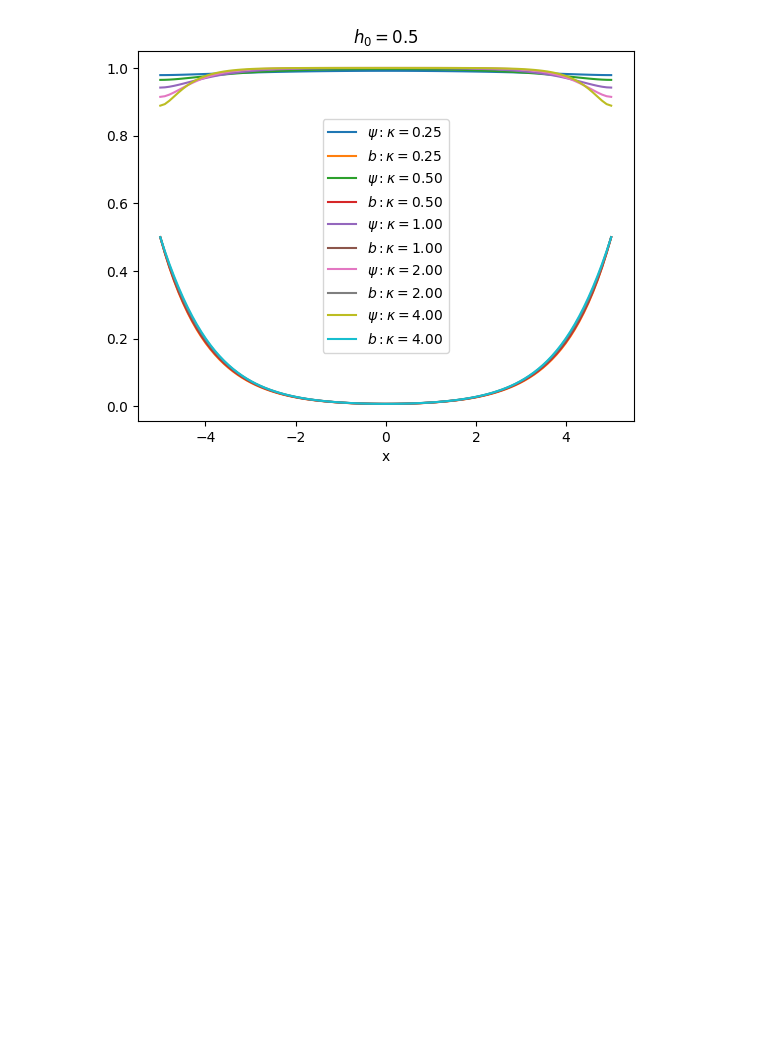
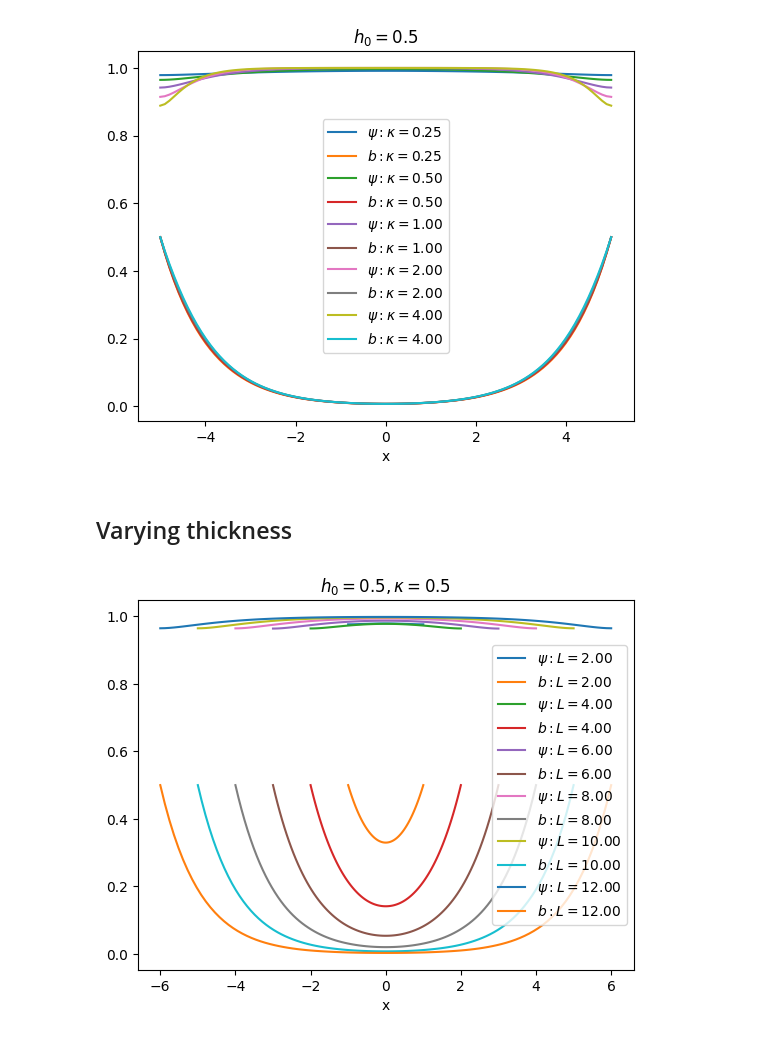
Before and after one commit to drmikecooke/glbook, a Jupyter notebook: _build/jupyter_execute/practice/boundary.ipynb, the cells around one changed output. Cells and saved outputs as stored; diff of their text form; code cells hidden in the pictures; blank space fills up the shorter version.

```diff
--- a/_build/jupyter_execute/practice/boundary.ipynb
+++ b/_build/jupyter_execute/practice/boundary.ipynb
@@ -126,3 +126,17 @@ plt.legend()
 plt.show()
 # %% [output]
 [figure]
+# %% [markdown]
+## Varying thickness
+# %%
+h0,kappa=1/2,1/2
+
+for L in range(2,14,2):
+    glplot(kappa,nat(-L/2,h0),nat(L/2,h0),f"L={L:.2f}")
+
+plt.xlabel("x")
+plt.title(f"$h_0={h0},\kappa={kappa}$")
+plt.legend()
+plt.show()
+# %% [output]
+[figure, added]
```
Also changed, not shown: 49 other files.
